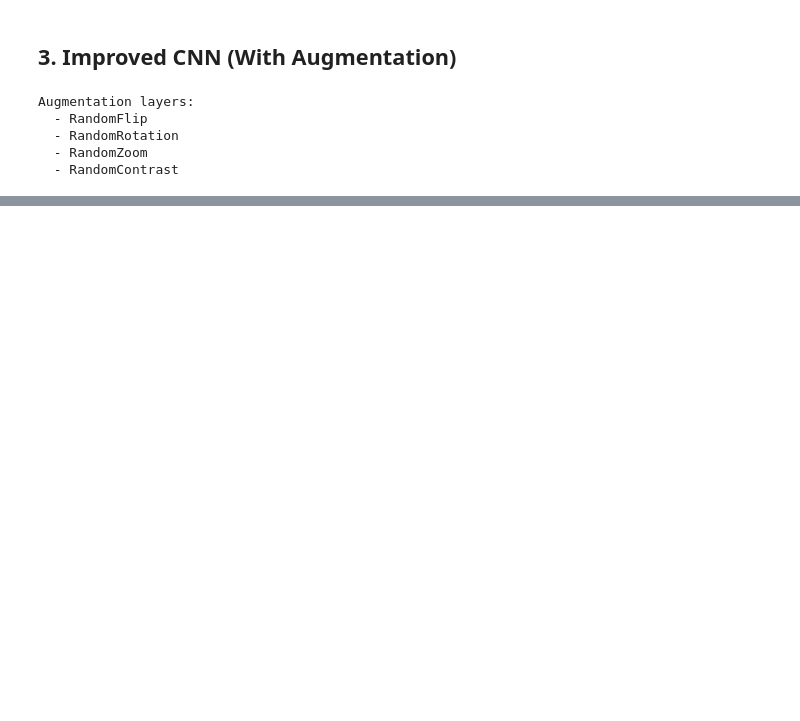
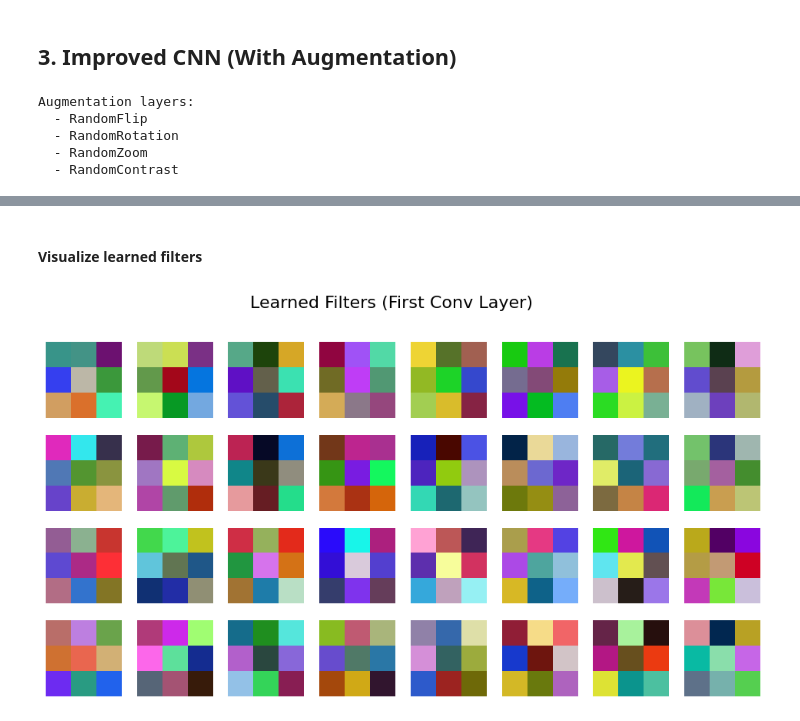
Before and after one commit to jackychen8173/AppliedAIProjects, a Jupyter notebook: mini-project-5/notebooks/cnn_classifier.ipynb, the cells around one changed output, grey strips where cells are left out. Cells and saved outputs as stored; diff of their text form; code cells hidden in the pictures; blank space fills up the shorter version.

```diff
--- a/mini-project-5/notebooks/cnn_classifier.ipynb
+++ b/mini-project-5/notebooks/cnn_classifier.ipynb
@@ -10,8 +21,8 @@ import seaborn as sns
 # %% [markdown]
 ## 1. Data Exploration & Preprocessing
 # %%
-train_path = "../data/seg_train"
-test_path  = "../data/seg_test"
+train_path = "../data/seg_train/seg_train"
+test_path  = "../data/seg_test/seg_test"
 
 IMG_SIZE = 150
 BATCH_SIZE = 32
@@ -328,0 +465,24 @@ Model: "sequential_10"
+# %% [markdown]
+#### Visualize learned filters
+# %%
+conv_layer = [l for l in improved_model.layers if 'conv2d' in l.name][0]
+filters, biases = conv_layer.get_weights()
+
+# Normalize filter values to 0-1 for visualization
+f_min, f_max = filters.min(), filters.max()
+filters = (filters - f_min) / (f_max - f_min)
+
+plt.figure(figsize=(12, 6))
+plt.suptitle("Learned Filters (First Conv Layer)", fontsize=16)
+
+# Plot the first 32 filters
+for i in range(32):
+    f = filters[:, :, :, i]
+    plt.subplot(4, 8, i+1)
+    plt.imshow(f) # Shows the RGB patterns the filter is looking for
+    plt.axis('off')
+
+plt.savefig(os.path.join(results_dir, 'learned_filters.png'), bbox_inches='tight')
+plt.show()
+# %% [output]
+[figure, added]
```
Also changed, not shown: parts of 24 cells of this notebook, 8 other files.
